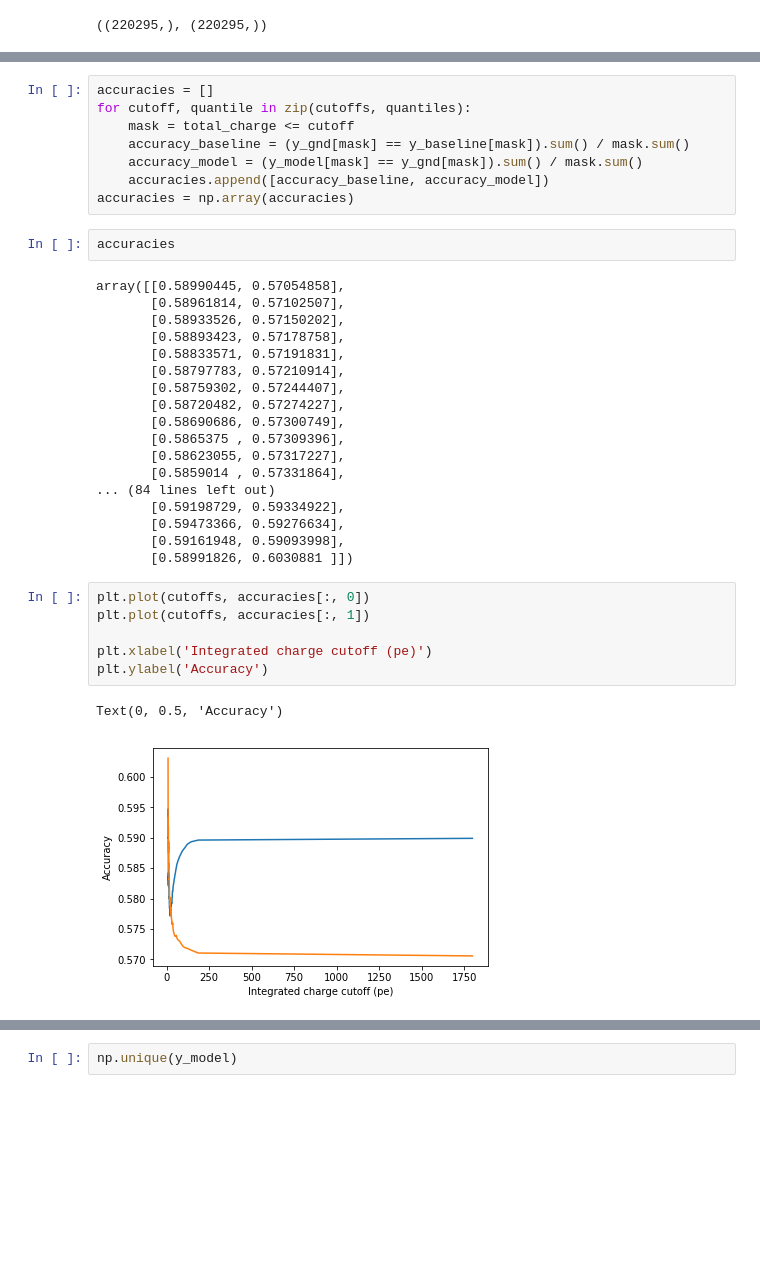
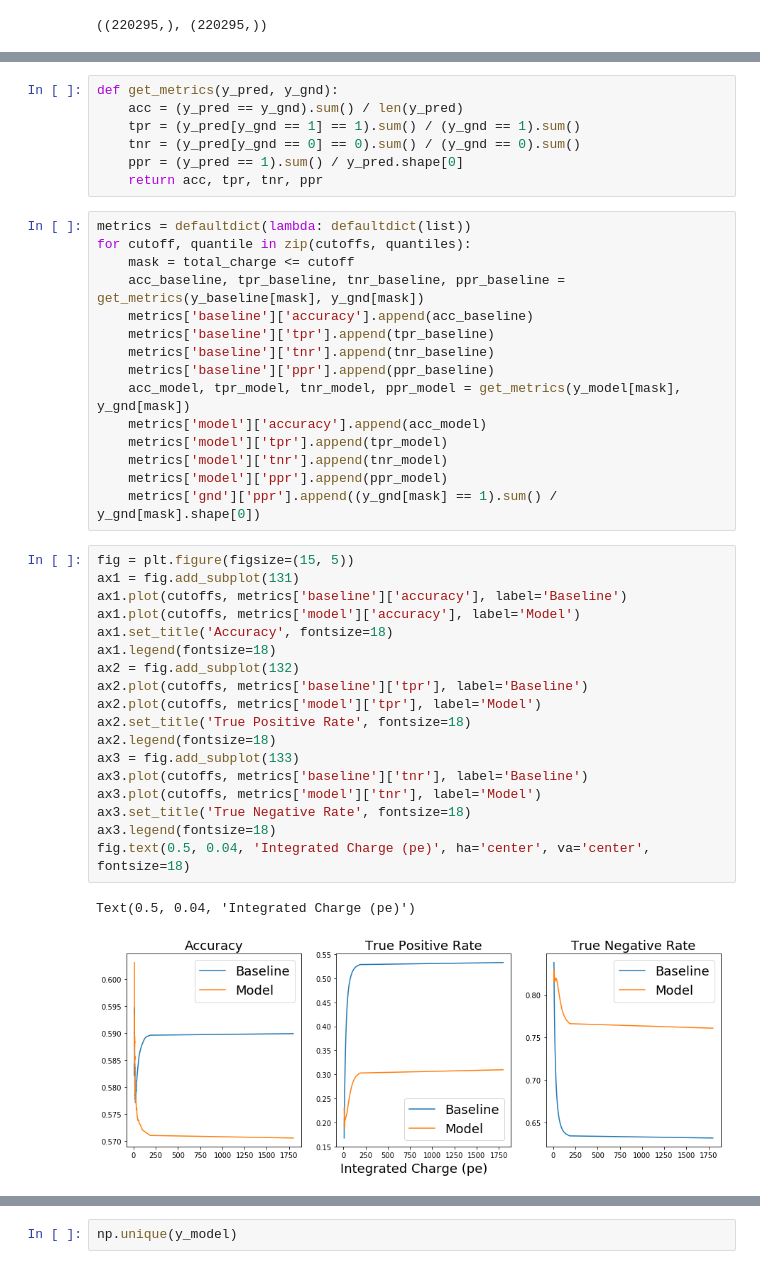
Before and after one commit to ruian1/NuIntClassification, a Jupyter notebook: baselines.ipynb, the cells around one changed output, grey strips where cells are left out. Drawn from its saved outputs; the diff is of its cells as text; blank space fills up the shorter version.

```diff
--- a/baselines.ipynb
+++ b/baselines.ipynb
@@ -63,37 +60,43 @@ y_model, y_gnd
-# %%
-accuracies = []
-for cutoff, quantile in zip(cutoffs, quantiles):
-    mask = total_charge <= cutoff
-    accuracy_baseline = (y_gnd[mask] == y_baseline[mask]).sum() / mask.sum()
-    accuracy_model = (y_model[mask] == y_gnd[mask]).sum() / mask.sum()
-    accuracies.append([accuracy_baseline, accuracy_model])
-accuracies = np.array(accuracies)
-# %%
-accuracies
-# %% [output]
-array([[0.58990445, 0.57054858],
-       [0.58961814, 0.57102507],
-       [0.58933526, 0.57150202],
-       [0.58893423, 0.57178758],
-       [0.58833571, 0.57191831],
-       [0.58797783, 0.57210914],
-       [0.58759302, 0.57244407],
-       [0.58720482, 0.57274227],
-       [0.58690686, 0.57300749],
-       [0.5865375 , 0.57309396],
-       [0.58623055, 0.57317227],
-       [0.5859014 , 0.57331864],
-... (84 lines left out)
-       [0.59198729, 0.59334922],
-       [0.59473366, 0.59276634],
-       [0.59161948, 0.59093998],
-       [0.58991826, 0.6030881 ]])
-# %%
-plt.plot(cutoffs, accuracies[:, 0])
-plt.plot(cutoffs, accuracies[:, 1])
-
-plt.xlabel('Integrated charge cutoff (pe)')
-plt.ylabel('Accuracy')
-# %% [output]
-Text(0, 0.5, 'Accuracy')
-[figure, removed]
+# %%
+def get_metrics(y_pred, y_gnd):
+    acc = (y_pred == y_gnd).sum() / len(y_pred)
+    tpr = (y_pred[y_gnd == 1] == 1).sum() / (y_gnd == 1).sum()
+    tnr = (y_pred[y_gnd == 0] == 0).sum() / (y_gnd == 0).sum()
+    ppr = (y_pred == 1).sum() / y_pred.shape[0]
+    return acc, tpr, tnr, ppr
+# %%
+metrics = defaultdict(lambda: defaultdict(list))
+for cutoff, quantile in zip(cutoffs, quantiles):
+    mask = total_charge <= cutoff
+    acc_baseline, tpr_baseline, tnr_baseline, ppr_baseline = get_metrics(y_baseline[mask], y_gnd[mask])
+    metrics['baseline']['accuracy'].append(acc_baseline)
+    metrics['baseline']['tpr'].append(tpr_baseline)
+    metrics['baseline']['tnr'].append(tnr_baseline)
+    metrics['baseline']['ppr'].append(ppr_baseline)
+    acc_model, tpr_model, tnr_model, ppr_model = get_metrics(y_model[mask], y_gnd[mask])
+    metrics['model']['accuracy'].append(acc_model)
+    metrics['model']['tpr'].append(tpr_model)
+    metrics['model']['tnr'].append(tnr_model)
+    metrics['model']['ppr'].append(ppr_model)
+    metrics['gnd']['ppr'].append((y_gnd[mask] == 1).sum() / y_gnd[mask].shape[0])
+# %%
+fig = plt.figure(figsize=(15, 5))
+ax1 = fig.add_subplot(131)
+ax1.plot(cutoffs, metrics['baseline']['accuracy'], label='Baseline')
+ax1.plot(cutoffs, metrics['model']['accuracy'], label='Model')
+ax1.set_title('Accuracy', fontsize=18)
+ax1.legend(fontsize=18)
+ax2 = fig.add_subplot(132)
+ax2.plot(cutoffs, metrics['baseline']['tpr'], label='Baseline')
+ax2.plot(cutoffs, metrics['model']['tpr'], label='Model')
+ax2.set_title('True Positive Rate', fontsize=18)
+ax2.legend(fontsize=18)
+ax3 = fig.add_subplot(133)
+ax3.plot(cutoffs, metrics['baseline']['tnr'], label='Baseline')
+ax3.plot(cutoffs, metrics['model']['tnr'], label='Model')
+ax3.set_title('True Negative Rate', fontsize=18)
+ax3.legend(fontsize=18)
+fig.text(0.5, 0.04, 'Integrated Charge (pe)', ha='center', va='center', fontsize=18)
+# %% [output]
+Text(0.5, 0.04, 'Integrated Charge (pe)')
+[figure, added]
```
Also changed, not shown: parts of 3 cells of this notebook, 3 other files.
